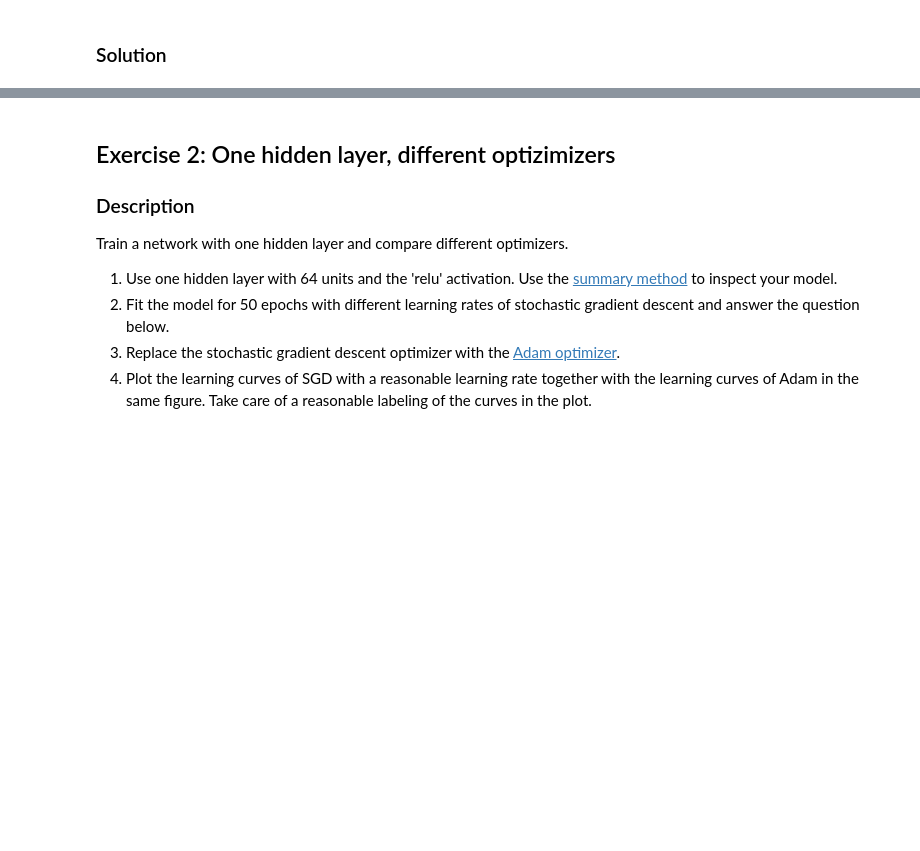
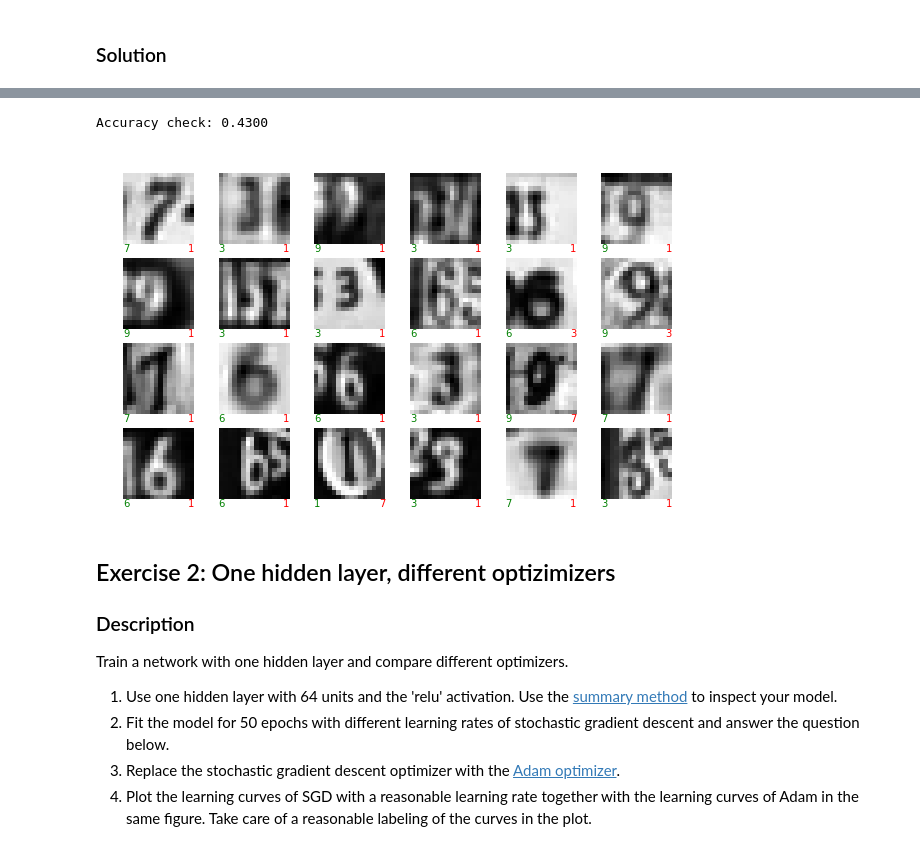
Before and after one commit to lguillain/Artificial-Neural-Networks, a Jupyter notebook: miniproject1/miniproject1_Olesya.ipynb, the cells around one changed output, grey strips where cells are left out. Cells and saved outputs as stored; diff of their text form; code cells hidden in the pictures; blank space fills up the shorter version.

```diff
--- a/miniproject1/miniproject1_Olesya.ipynb
+++ b/miniproject1/miniproject1_Olesya.ipynb
@@ -242,3 +446,17 @@ plt.plot(losses_no_hl)
+# %%
+yhat_test_onehot = np.array([np.array([1. if yhat_i == max(yhat) else 0 for yhat_i in yhat]) for yhat in yhat_test])
+# %%
+errors = [1 if np.all(y == yhat) else 0 for y, yhat in zip(y_test, yhat_test_onehot)]
+# %%
+print("Accuracy check: {:.4f}".format(sum(errors)/len(errors)))
+# %% [output]
+Accuracy check: 0.4300
+# %%
+error_indices = np.where(np.array(errors) == 0)[0]
+# %%
+plot_some_samples(x_test, y_test, yhat_test, error_indices, label_mapping = subset_of_classes)
+# %% [output]
+[figure, added]
 # %% [markdown]
 ## Exercise 2: One hidden layer, different optizimizers
 ### Description
```
Also changed, not shown: parts of 38 cells of this notebook, 5 other files.
